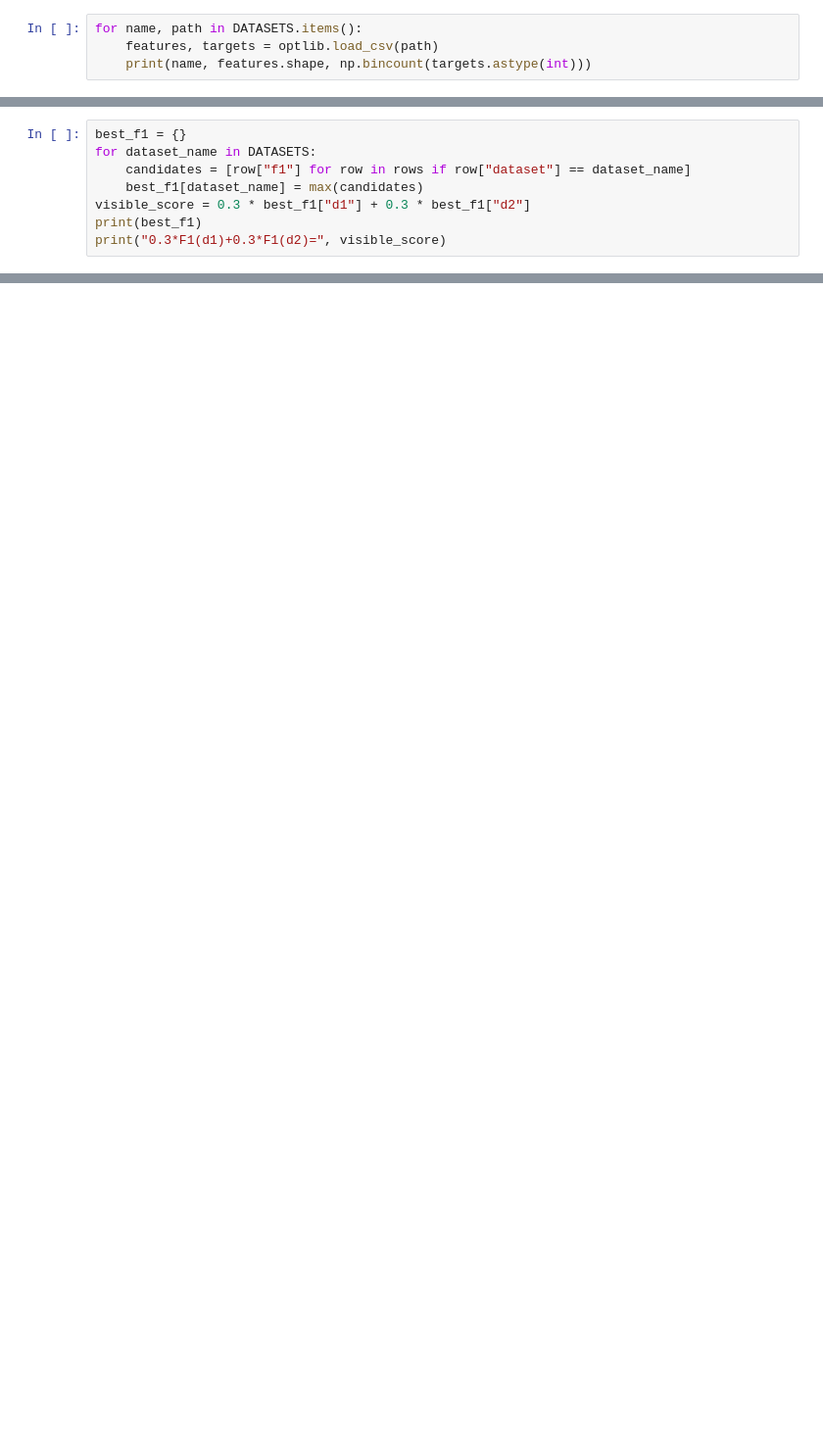
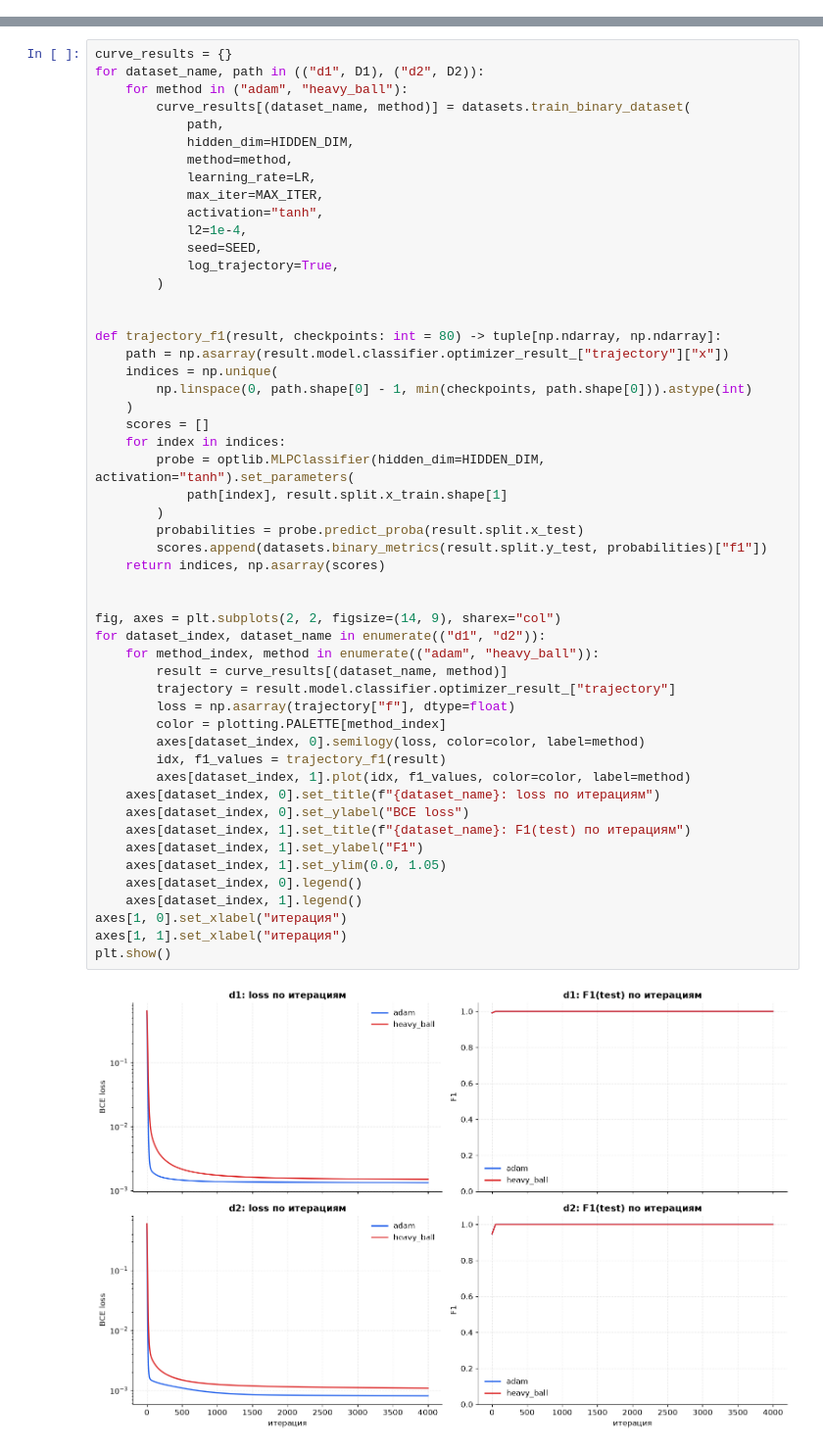
Before and after one commit to mezgou/itmo-optimization-methods-course, a Jupyter notebook: notebooks/third_lab.ipynb, the cells around one changed output, grey strips where cells are left out. Shown at 98% size. Drawn from its saved outputs; the diff is of its cells as text; blank space fills up the shorter version.

```diff
--- a/notebooks/third_lab.ipynb
+++ b/notebooks/third_lab.ipynb
@@ -34,4 +0,0 @@ CSV содержит признаки и последний столбец `targ
-# %%
-for name, path in DATASETS.items():
-    features, targets = optlib.load_csv(path)
-    print(name, features.shape, np.bincount(targets.astype(int)))
@@ -140,8 +0,0 @@ else:
-# %%
-best_f1 = {}
-for dataset_name in DATASETS:
-    candidates = [row["f1"] for row in rows if row["dataset"] == dataset_name]
-    best_f1[dataset_name] = max(candidates)
-visible_score = 0.3 * best_f1["d1"] + 0.3 * best_f1["d2"]
-print(best_f1)
-print("0.3*F1(d1)+0.3*F1(d2)=", visible_score)
@@ -147,0 +209,54 @@ print("0.3*F1(d1)+0.3*F1(d2)=", visible_score)
+# %%
+curve_results = {}
+for dataset_name, path in (("d1", D1), ("d2", D2)):
+    for method in ("adam", "heavy_ball"):
+        curve_results[(dataset_name, method)] = datasets.train_binary_dataset(
+            path,
+            hidden_dim=HIDDEN_DIM,
+            method=method,
+            learning_rate=LR,
+            max_iter=MAX_ITER,
+            activation="tanh",
+            l2=1e-4,
+            seed=SEED,
+            log_trajectory=True,
+        )
+
+
+def trajectory_f1(result, checkpoints: int = 80) -> tuple[np.ndarray, np.ndarray]:
+    path = np.asarray(result.model.classifier.optimizer_result_["trajectory"]["x"])
+    indices = np.unique(
+        np.linspace(0, path.shape[0] - 1, min(checkpoints, path.shape[0])).astype(int)
+    )
+    scores = []
+    for index in indices:
+        probe = optlib.MLPClassifier(hidden_dim=HIDDEN_DIM, activation="tanh").set_parameters(
+            path[index], result.split.x_train.shape[1]
+        )
+        probabilities = probe.predict_proba(result.split.x_test)
+        scores.append(datasets.binary_metrics(result.split.y_test, probabilities)["f1"])
+    return indices, np.asarray(scores)
+
+
+fig, axes = plt.subplots(2, 2, figsize=(14, 9), sharex="col")
+for dataset_index, dataset_name in enumerate(("d1", "d2")):
+    for method_index, method in enumerate(("adam", "heavy_ball")):
+        result = curve_results[(dataset_name, method)]
+        trajectory = result.model.classifier.optimizer_result_["trajectory"]
+        loss = np.asarray(trajectory["f"], dtype=float)
+        color = plotting.PALETTE[method_index]
+        axes[dataset_index, 0].semilogy(loss, color=color, label=method)
+        idx, f1_values = trajectory_f1(result)
+        axes[dataset_index, 1].plot(idx, f1_values, color=color, label=method)
+    axes[dataset_index, 0].set_title(f"{dataset_name}: loss по итерациям")
+    axes[dataset_index, 0].set_ylabel("BCE loss")
+    axes[dataset_index, 1].set_title(f"{dataset_name}: F1(test) по итерациям")
+    axes[dataset_index, 1].set_ylabel("F1")
+    axes[dataset_index, 1].set_ylim(0.0, 1.05)
+    axes[dataset_index, 0].legend()
+    axes[dataset_index, 1].legend()
+axes[1, 0].set_xlabel("итерация")
+axes[1, 1].set_xlabel("итерация")
+plt.show()
+# %% [output]
+[figure, added]
```
Also changed, not shown: parts of 37 cells of this notebook, 24 other files.
